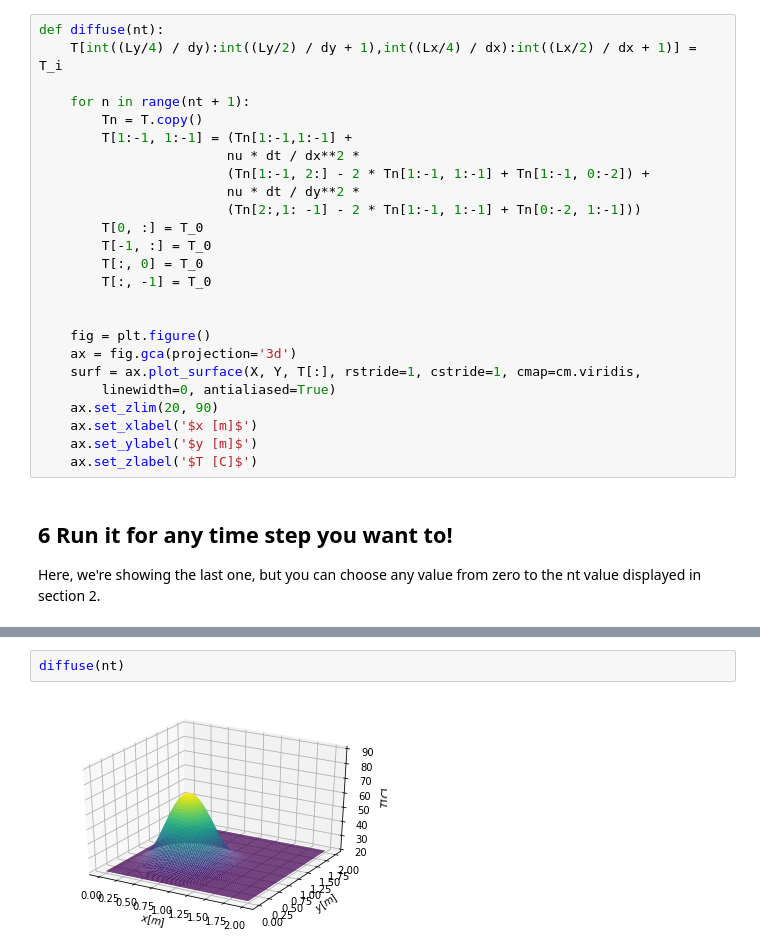
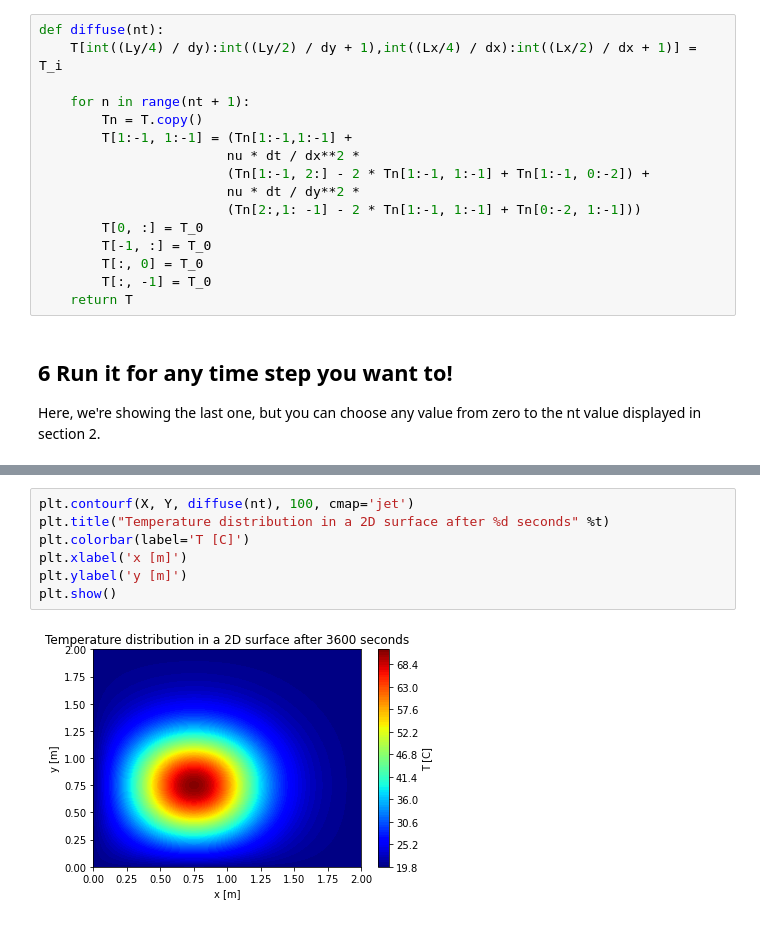
Before and after one commit to dev-gazer/FluidsAcousticsHeat, a Jupyter notebook: 2D Cartesian Heat Diffusion Equation.ipynb, the cells around one changed output, grey strips where cells are left out. Saved outputs shown, nothing was run; the diff lists cells and outputs as text.

```diff
--- a/2D Cartesian Heat Diffusion Equation.ipynb
+++ b/2D Cartesian Heat Diffusion Equation.ipynb
@@ -78,16 +75,7 @@ def diffuse(nt):
         T[-1, :] = T_0
         T[:, 0] = T_0
         T[:, -1] = T_0
-
-
-    fig = plt.figure()
-    ax = fig.gca(projection='3d')
-    surf = ax.plot_surface(X, Y, T[:], rstride=1, cstride=1, cmap=cm.viridis,
-        linewidth=0, antialiased=True)
-    ax.set_zlim(20, 90)
-    ax.set_xlabel('$x [m]$')
-    ax.set_ylabel('$y [m]$')
-    ax.set_zlabel('$T [C]$')
+    return T
 # %% [markdown]
 ## **6 Run it for any time step you want to!**
 Here, we're showing the last one, but you can choose any value from zero to the nt value displayed in section 2.
@@ -106,4 +82,9 @@ diffuse(20)
-# %%
-diffuse(nt)
-# %% [output]
-[figure, removed]
+# %%
+plt.contourf(X, Y, diffuse(nt), 100, cmap='jet')
+plt.title("Temperature distribution in a 2D surface after %d seconds" %t)
+plt.colorbar(label='T [C]')
+plt.xlabel('x [m]')
+plt.ylabel('y [m]')
+plt.show()
+# %% [output]
+[figure, added]
```
Also changed, not shown: parts of 5 cells of this notebook.
